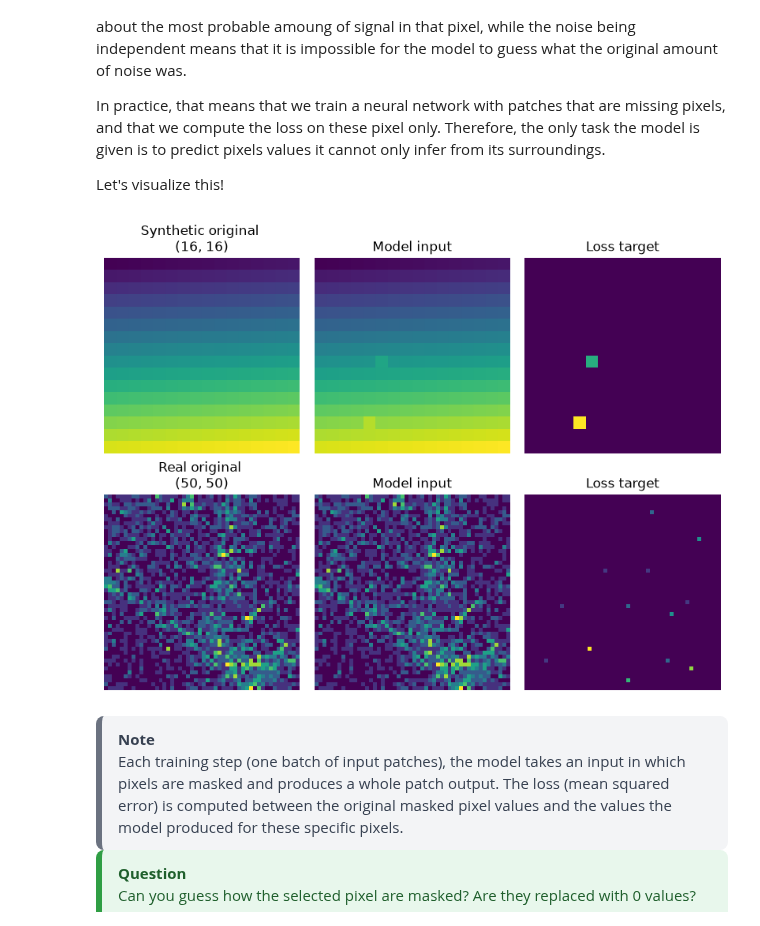
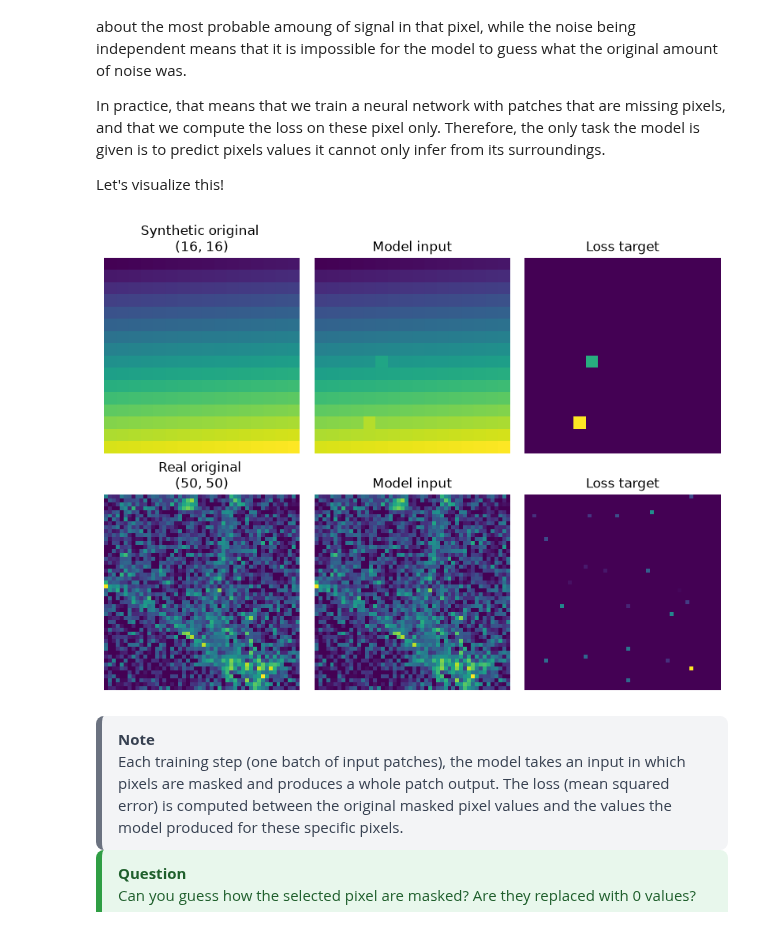
Before and after one commit to CAREamics/careamics-workshops, a Jupyter notebook: n2v/n2v_in_depth.ipynb, the cells around one changed output. Saved outputs shown, nothing was run; the diff lists cells and outputs as text; code cells hidden in the pictures.

```diff
--- a/n2v/n2v_in_depth.ipynb
+++ b/n2v/n2v_in_depth.ipynb
@@ -380,45 +382,46 @@ n2v_op = N2VManipulate(n2v_config)
 
 # Let's look at what it does with a synthetic and a real example
 shape = (16, 16)
-synth_img = np.arange(np.prod(shape)).reshape(shape)
-real_img = img_poiss[z_mid, *crop]
+synth_img = np.arange(np.prod(shape)).reshape(shape).astype(np.float32)
+real_img = img_gauss[z_mid, *crop].astype(np.float32)
 
 # Apply N2V manipulate transform
 # note:
 # we need to abide by CAREamics internal axes BC(Z)YX for the transform, pass tensor
-# rather than a numpy array, and ensure that it is on the correct device (GPU vs CPU)
+# rather than a numpy array, and ensure that it is on the correct device (GPU vs CPU),
+# as well as a float type (conversion usually happens in the data loader)
 synth_masked, _, synth_mask = n2v_op(
     tensor(synth_img[np.newaxis, np.newaxis], device=get_device())
 )
 real_masked, _, real_mask = n2v_op(
     tensor(real_img[np.newaxis, np.newaxis], device=get_device())
 )
 
 # Let's compare the original images and the manipulated ones
 orig_imgs = [synth_img, real_img]
 masked_imgs = [synth_masked.cpu().numpy().squeeze(), real_masked.cpu().numpy().squeeze()]
 loss_imgs = [
     synth_mask.cpu().numpy().squeeze() * synth_img,
     real_mask.cpu().numpy().squeeze() * real_img
 ]
 names = ["Synthetic", "Real"]
 
 fig, axes = plt.subplots(len(orig_imgs), 3, figsize=(8, 6), constrained_layout=True)
 for i, (im, masked, mask, nam) in enumerate(zip(orig_imgs, masked_imgs, loss_imgs, names, strict=True)):
 
     axes[i, 0].imshow(im)
     axes[i, 0].axis("Off")
     axes[i, 0].set_title(f"{nam} original \n{im.shape}")
 
     axes[i, 1].imshow(masked)
     axes[i, 1].axis("Off")
     axes[i, 1].set_title("Model input")
 
     axes[i, 2].imshow(mask)
     axes[i, 2].axis("Off")
     axes[i, 2].set_title("Loss target")
 # %% [output]
-[figure, old version]
+[figure, new version]
 # %% [markdown]
 <div style="
   background: #f3f4f6;
```
Also changed, not shown: parts of 3 cells of this notebook.
